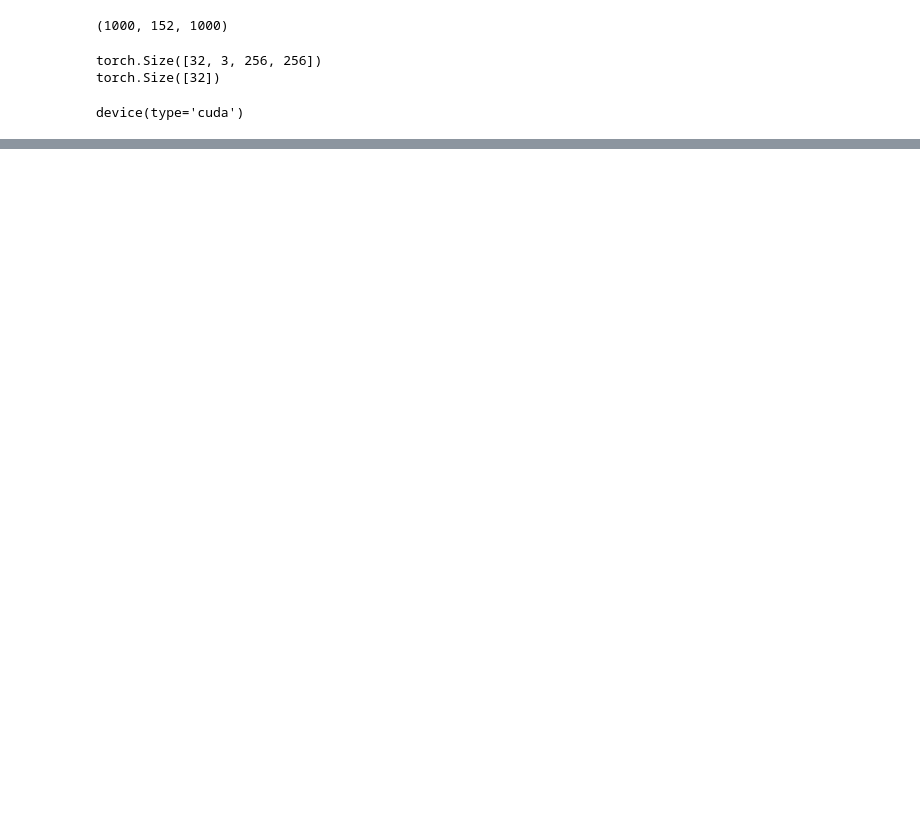
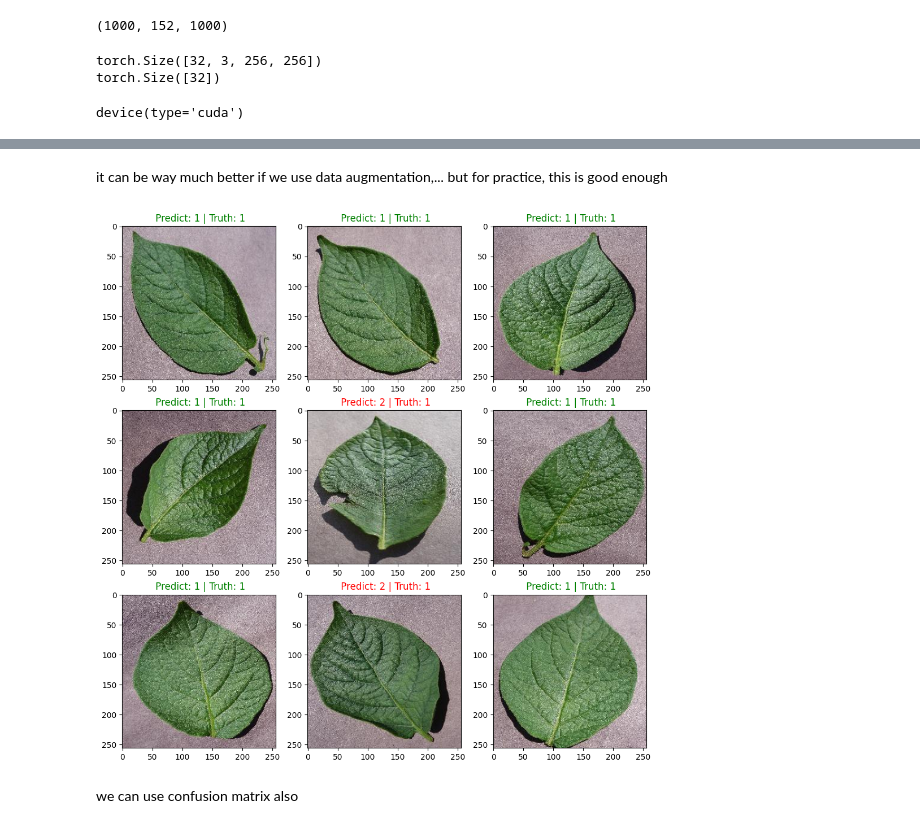
Before and after one commit to KCG2006/potato_disease_classification, a Jupyter notebook: potato_disease_classification.ipynb, the cells around one changed output, grey strips where cells are left out. Cells and saved outputs as stored; diff of their text form; code cells hidden in the pictures; blank space fills up the shorter version.

Commit message:
Evaluate and Visualize

```diff
--- a/potato_disease_classification.ipynb
+++ b/potato_disease_classification.ipynb
@@ -7,9 +8,12 @@ from torchvision.transforms import ToTensor
 # %%
-#can use data augmentation in this line of code
+normal_transform = transforms.Compose([
+    transforms.ToTensor(),
+    transforms.Normalize((0.5,0.5,0.5),(0.5,0.5,0.5)) # normalize from [0,1] to [-1,1]
+])
 # %%
 #read dataset, it combine all three folders into one
 dataset = datasets.ImageFolder(root="F:/dataset/potato_disease",
-                               transform=ToTensor())
+                               transform=normal_transform)
 # %%
 #we must split into 3 separate classes,
 #because if we just randomly split into train/dev/test, they might be very skewed
@@ -76,17 +80,17 @@ torch.Size([32])
 class CNN(nn.Module):
     def __init__(self):
         super().__init__()
-        self.conv1 = nn.Conv2d(3, 10, kernel_size = 3, padding = 1)
-        self.conv2 = nn.Conv2d(10, 10, kernel_size = 3)
+        self.conv1 = nn.Conv2d(3, 32, kernel_size = 3, padding = 1)
+        self.conv2 = nn.Conv2d(32, 32, kernel_size = 3)
         self.relu = nn.ReLU()
         self.pool = nn.MaxPool2d(2,2)
         self.dropout = nn.Dropout(0.3)
-        self.fc1 = nn.Linear(63*63*10, 128)
+        self.fc1 = nn.Linear(63*63*32, 128)
         self.fc2 = nn.Linear(128, 3)
     def forward(self, x):
         x = self.pool(self.relu(self.conv1(x)))
         x = self.pool(self.relu(self.conv2(x)))
-        x = x.view(-1, 63*63*10)
+        x = x.view(-1, 63*63*32)
         x = self.relu(self.fc1(x))
         x = self.dropout(x)
         x = self.fc2(x)
@@ -141,0 +174,23 @@ def evaluate_model(model, test_dataloader, device):
+# %% [markdown]
+it can be way much better if we use data augmentation,... but for practice, this is good enough
+# %%
+#predict for visualization
+images, labels = next(iter(test_dataloader))
+plt.figure(figsize=(12,12))
+nrows=3
+ncols=3
+for i in range(10,19):
+    plt.subplot(nrows, ncols, i-9)
+    #permute works, it reorders the channels. not view
+    plt.imshow(images[i-9].permute(1,2,0))
+
+    pred = model(images[i-9].to(device).unsqueeze(0)).argmax(dim=1)[0]
+
+    if pred == labels[i-9]:
+        plt.title(f" Predict: {pred} | Truth: {labels[i-9]}", c='green')
+    else:
+        plt.title(f" Predict: {pred} | Truth: {labels[i-9]}", c='red')
+# %% [output]
+[figure, added]
+# %% [markdown]
+we can use confusion matrix also
```
Also changed, not shown: parts of 5 cells of this notebook.
